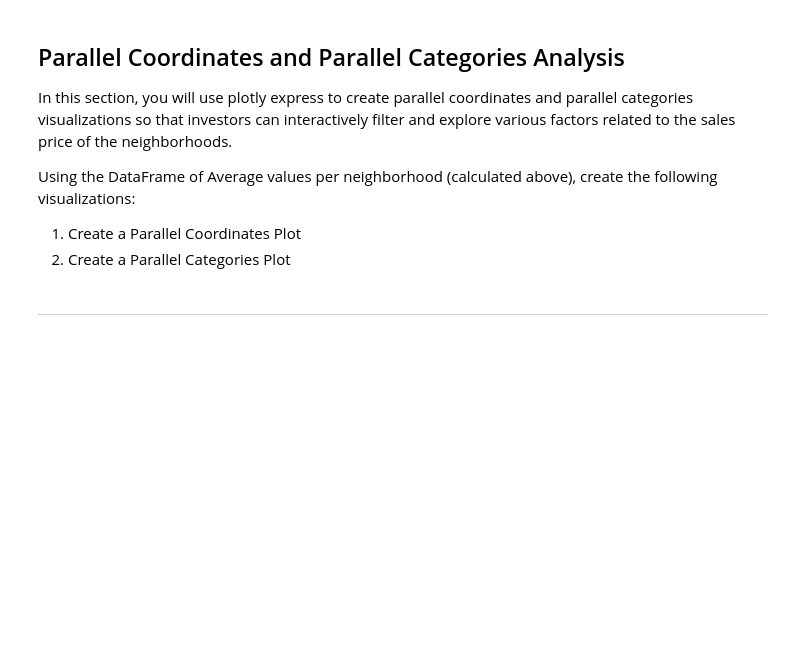
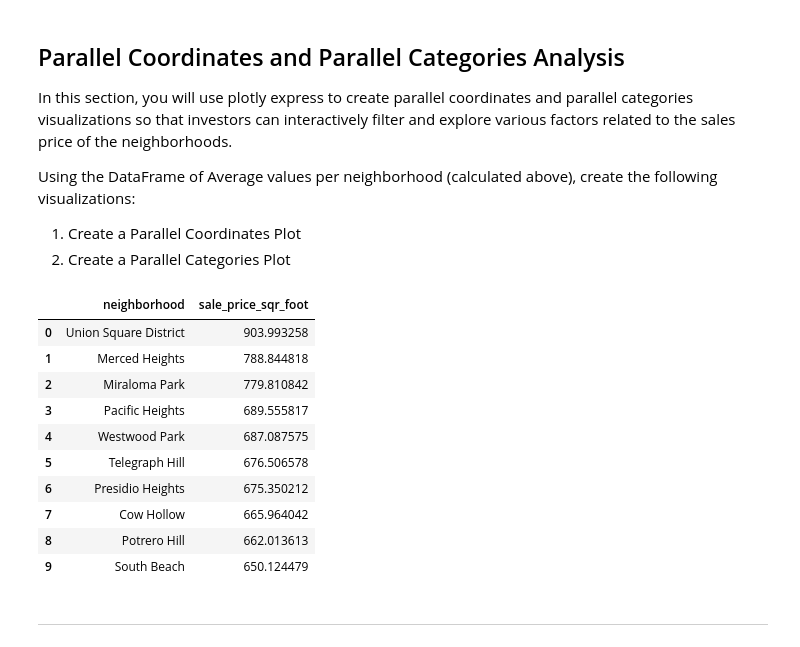
Before and after one commit to Tijaw1/San-Francisco-Rental-Analysis, a Jupyter notebook: rental_analysis.ipynb, the cells around one changed output. Saved outputs shown, nothing was run; the diff lists cells and outputs as text; code cells hidden in the pictures; blank space fills up the shorter version.

```diff
--- a/rental_analysis.ipynb
+++ b/rental_analysis.ipynb
@@ -192,0 +215,16 @@ Using the DataFrame of Average values per neighborhood (calculated above), creat
+# %%
+x=pd.DataFrame(top_10)
+x.reset_index(inplace=True)
+x
+# %% [output]
+|  | neighborhood | sale_price_sqr_foot |
+| 0 | Union Square District | 903.993258 |
+| 1 | Merced Heights | 788.844818 |
+| 2 | Miraloma Park | 779.810842 |
+| 3 | Pacific Heights | 689.555817 |
+| 4 | Westwood Park | 687.087575 |
+| 5 | Telegraph Hill | 676.506578 |
+| 6 | Presidio Heights | 675.350212 |
+| 7 | Cow Hollow | 665.964042 |
+| 8 | Potrero Hill | 662.013613 |
+| 9 | South Beach | 650.124479 |
```
Also changed, not shown: parts of 8 cells of this notebook.
